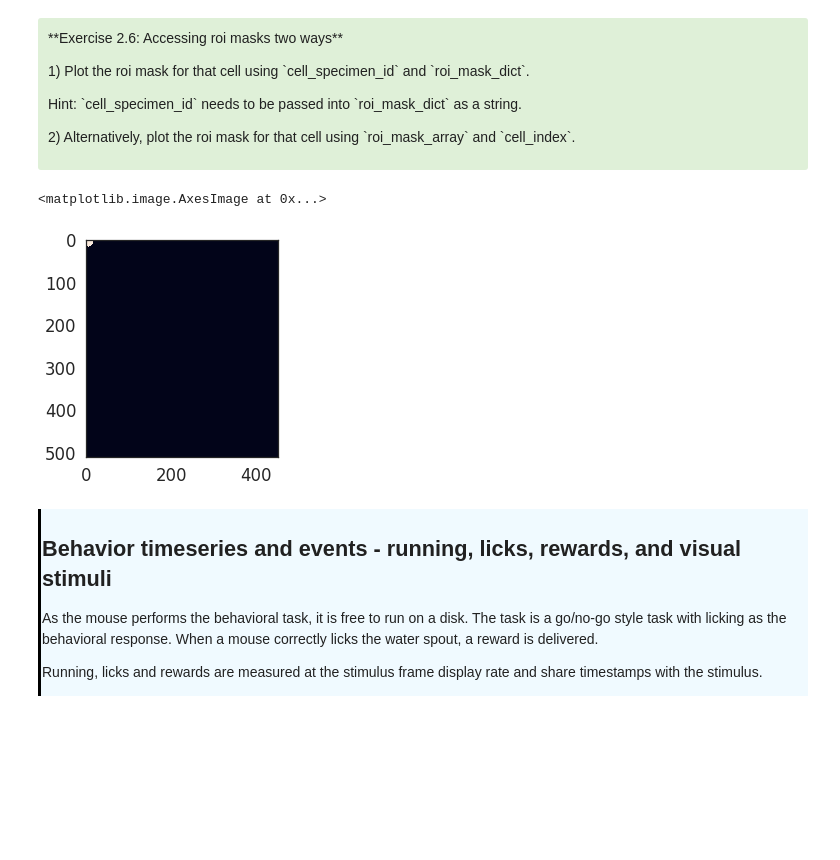
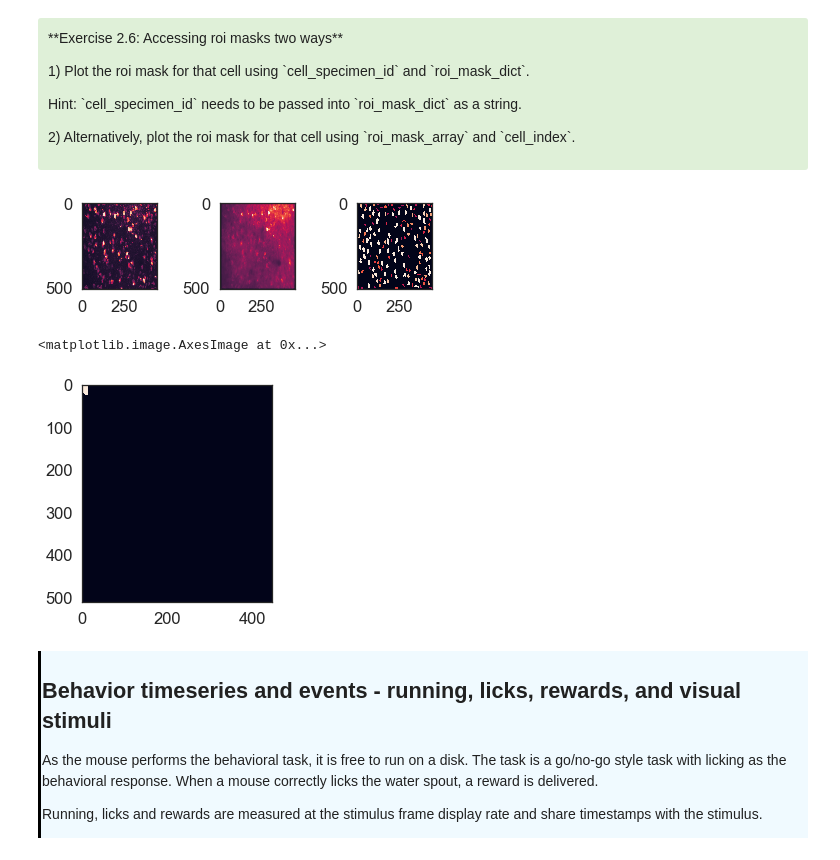
Before and after one commit to AllenInstitute/SWDB_2019, a Jupyter notebook: DynamicBrain/VisualBehavior_new.ipynb, the cells around one changed output. Drawn from its saved outputs; the diff is of its cells as text; code cells hidden in the pictures; blank space fills up the shorter version.

```diff
--- a/DynamicBrain/VisualBehavior_new.ipynb
+++ b/DynamicBrain/VisualBehavior_new.ipynb
@@ -303,11 +364,22 @@ Name: 842564139, dtype: object
 
 <p>2) Alternatively, plot the roi mask for that cell using `roi_mask_array` and `cell_index`.
 </div>
-# %%
-plt.imshow(session.cell_specimen_table.loc[cell_specimen_id]['image_mask'])
-# %% [output]
-<matplotlib.image.AxesImage at 0x...>
-[figure, removed]
+# %%
+fig, ax = plt.subplots(1, 3)
+ax[0].imshow(sitk.GetArrayFromImage(session.max_projection))
+ax[1].imshow(sitk.GetArrayFromImage(session.average_projection))
+ax[2].imshow(sitk.GetArrayFromImage(session.segmentation_mask_image))
+plt.tight_layout()
+# %% [output]
+[figure, added]
+# %%
+specimen_table=session.cell_specimen_table
+roi_id=792865164
+
+plt.imshow(specimen_table[specimen_table.cell_roi_id==roi_id].image_mask.values[0])
+# %% [output]
+<matplotlib.image.AxesImage at 0x...>
+[figure, added]
 # %% [markdown]
 <div style="border-left: 3px solid #000; padding: 1px; padding-left: 10px; background: #F0FAFF; ">
 <h2>Behavior timeseries and events - running, licks, rewards, and visual stimuli </h2>
```
Also changed, not shown: parts of 39 cells of this notebook, 1 other file.
